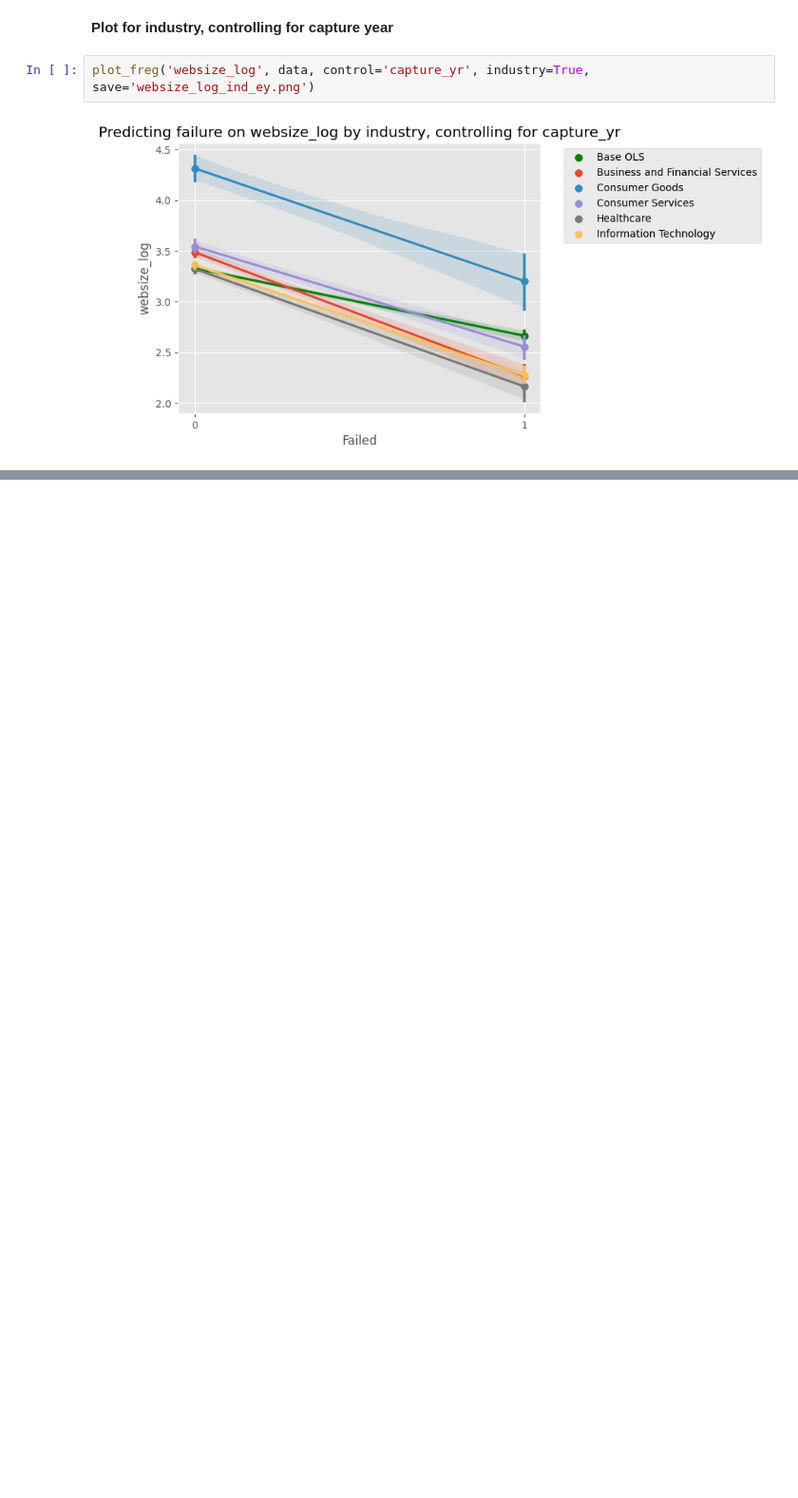
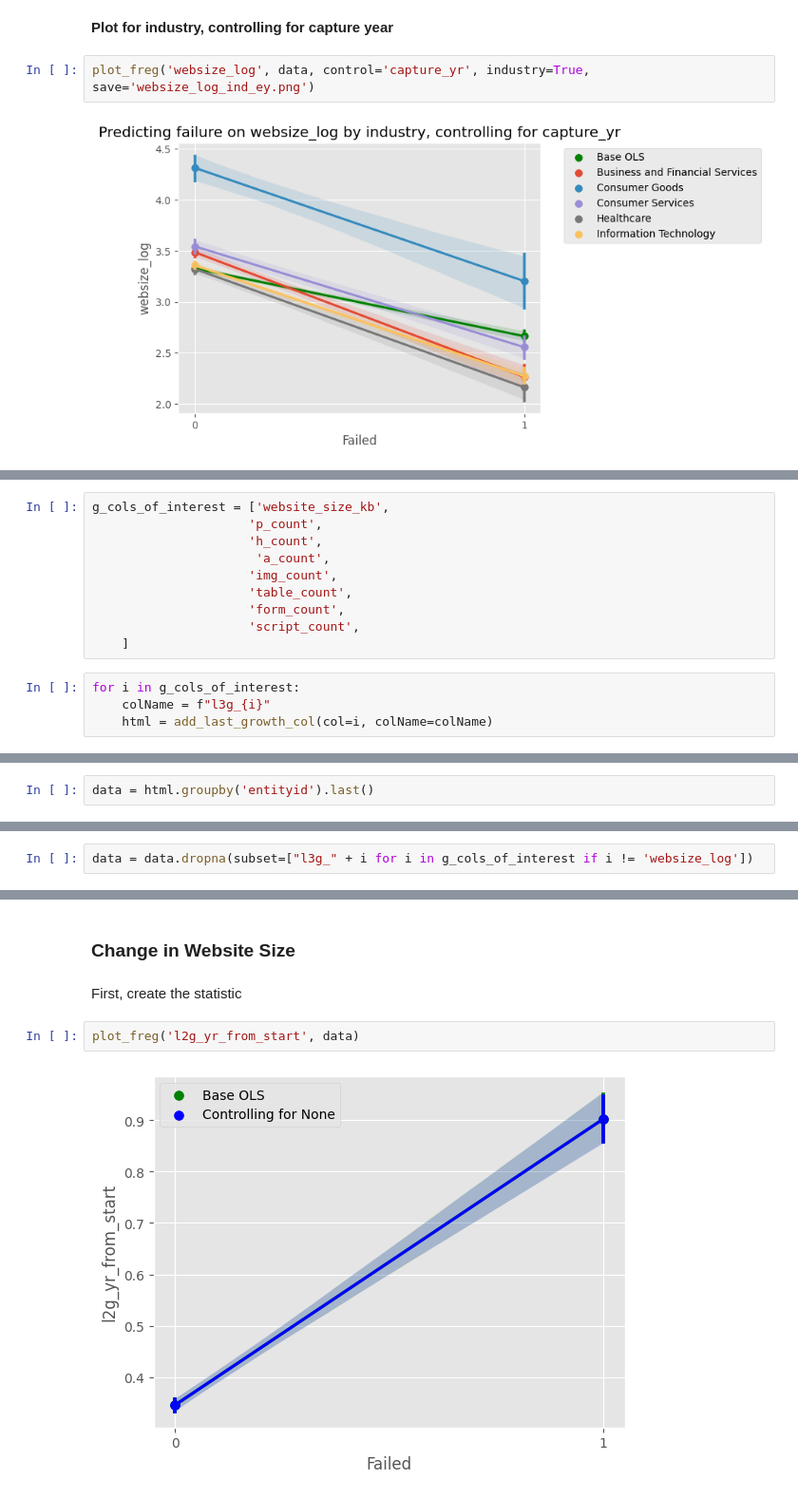
Before and after one commit to charlesmiele/predicting-identifying-startup-failure, a Jupyter notebook: analysis/Regressions_v2.ipynb, the cells around one changed output, grey strips where cells are left out. Shown at 95% size. Drawn from its saved outputs; the diff is of its cells as text; blank space fills up the shorter version.

```diff
--- a/analysis/Regressions_v2.ipynb
+++ b/analysis/Regressions_v2.ipynb
@@ -221,0 +614,14 @@ plot_freg('websize_log', data, control='capture_yr', industry=True, save='websiz
+# %%
+g_cols_of_interest = ['website_size_kb',
+                     'p_count',
+                     'h_count',
+                      'a_count',
+                     'img_count',
+                     'table_count',
+                     'form_count',
+                     'script_count',
+    ]
+# %%
+for i in g_cols_of_interest:
+    colName = f"l3g_{i}"
+    html = add_last_growth_col(col=i, colName=colName)
@@ -221,0 +646,2 @@ plot_freg('websize_log', data, control='capture_yr', industry=True, save='websiz
+# %%
+data = html.groupby('entityid').last()
@@ -221,0 +650,2 @@ plot_freg('websize_log', data, control='capture_yr', industry=True, save='websiz
+# %%
+data = data.dropna(subset=["l3g_" + i for i in g_cols_of_interest if i != 'websize_log'])
@@ -221,0 +718,8 @@ plot_freg('websize_log', data, control='capture_yr', industry=True, save='websiz
+# %% [markdown]
+### Change in Website Size
+# %% [markdown]
+First, create the statistic
+# %%
+plot_freg('l2g_yr_from_start', data)
+# %% [output]
+[figure, added]
```
Also changed, not shown: parts of 79 cells of this notebook, 14 other files.
